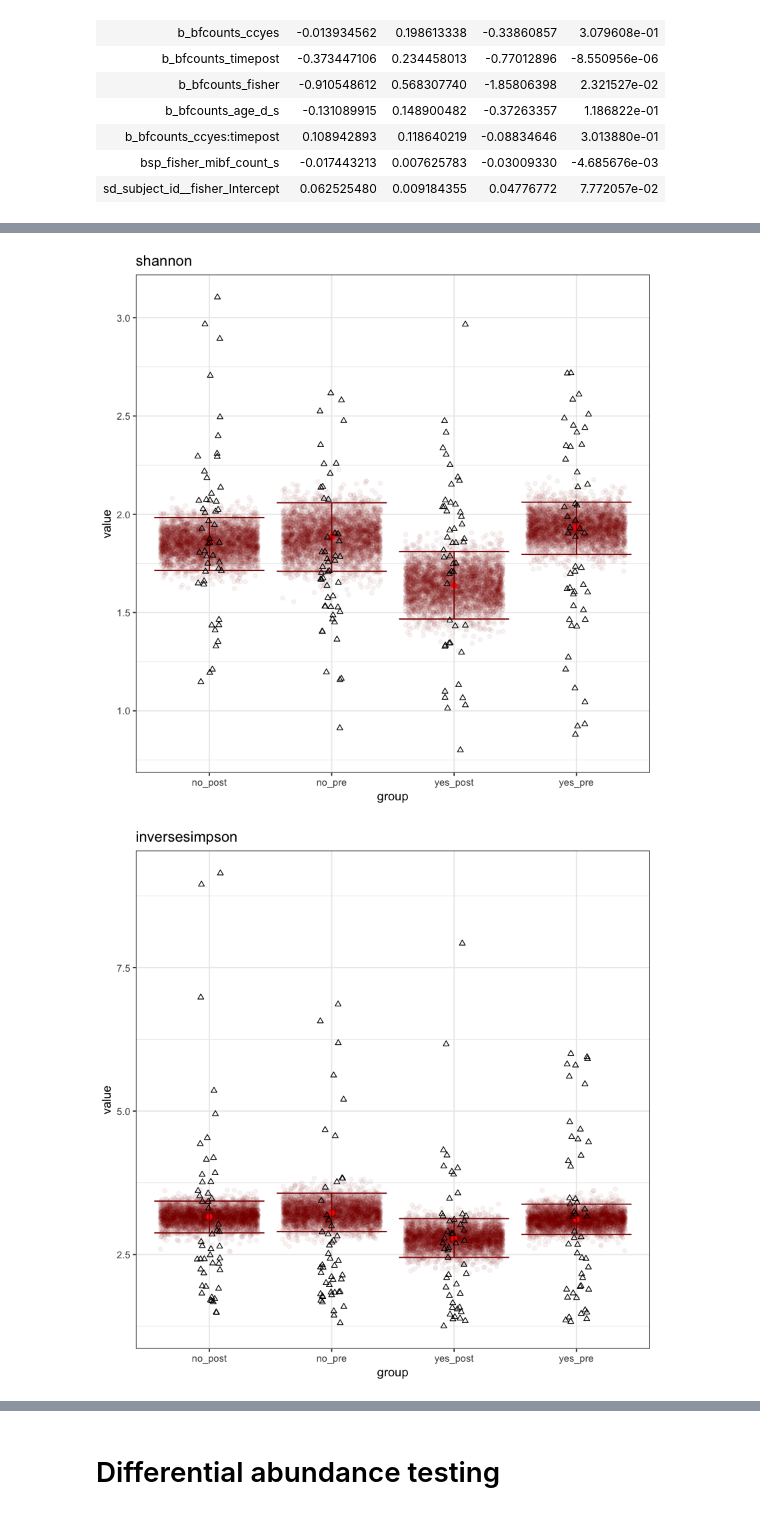
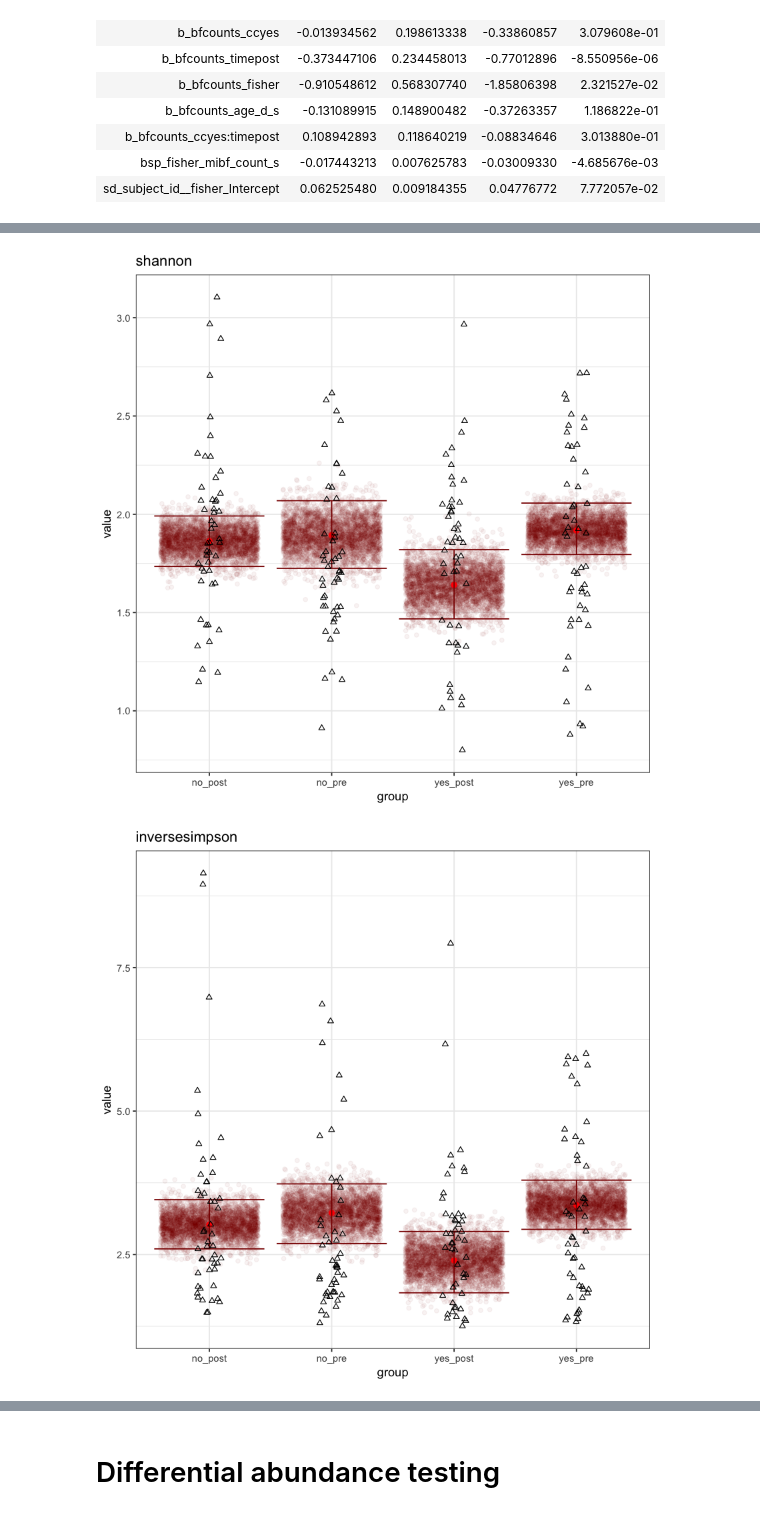
Before and after one commit to HenrikEckermann/bibo, a Jupyter notebook: notebooks/childcare_article_analyses.ipynb, the cells around one changed output, grey strips where cells are left out. Saved outputs shown, nothing was run; the diff lists cells and outputs as text; code cells hidden in the pictures.

Commit message:
use gaussian for alpha diversity

```diff
--- a/notebooks/childcare_article_analyses.ipynb
+++ b/notebooks/childcare_article_analyses.ipynb
@@ -120,0 +155,14 @@ pmps
+# %%
+# clr/euclidean
+meta.clr <- sd_to_df(pseq.clr) %>% na.omit()
+otus.clr <- otu_to_df(pseq.clr, transpose = F) %>%
+    column_to_rownames("species") %>%
+    select(meta.clr$sample_id) %>%
+    t()
+
+# Homogeneity assumption
+dist <- vegdist(otus.clr, method = "euclidean")
+anova(betadisper(dist, meta.clr$cc))
+anova(betadisper(dist, meta.clr$time))
+anova(betadisper(dist, meta.clr$groups))
+pm <- adonis(otus.clr ~ time * cc + age_d_s + bf_count_s, method = "euclidean", data = meta.clr)
@@ -120,0 +192,24 @@ pmps
+# %%
+coef_v <- c("time1", "age_d_s", "bf_count_s", "time1:cc1")
+pmps <- lapply(coef_v, function(x) {
+    coef <- coefficients(pm)[x,]
+    # make plot that I can manipulate better for apa6th in case
+    coef_top <-
+        coef[rev(order(abs(coef)))[1:15]] %>%
+        as.data.frame() %>%
+        rownames_to_column("top_taxa")
+    colnames(coef_top) <- c("top_taxa", "coef_top")
+
+    coef_top <- coef_top %>% arrange(desc(coef_top)) %>%
+                mutate(top_taxa = factor(top_taxa, levels = top_taxa))
+     p <- ggplot(coef_top, aes(top_taxa, coef_top)) +
+            geom_bar(stat="identity") +
+            ylim(-0.5, 0.5) +
+            xlab("Taxa") + ylab("Coefficient PERMANOVA") +
+            ggtitle(glue::glue("Coefficient: {x}")) +
+            coord_flip() +
+            theme_bw()
+    ggsave(here(glue("fig/permanova_{x}_clr.png")))
+    p
+})
+pmps
@@ -561,8 +730,10 @@ meta <- meta %>% mutate(
     group = ifelse(groups == "noCCpost", "no_post", ifelse(groups == "CCpost", "yes_post", ifelse(groups == "CCpre", "yes_pre", "no_pre")))
 )
 lapply(1:length(diversity_index), function(x) {
-    plot_effects(div_models_skew_mi[[x]], diversity_index[x]) +
-        geom_jitter(data = meta, aes_string("group", diversity_index[x]), width = 0.1, shape = 2)
+    p <- plot_effects(div_models_mi[[x]], diversity_index[x]) +
+            geom_jitter(data = meta, aes_string("group", diversity_index[x]), width = 0.1, shape = 2)
+    ggsave(here(glue("fig/parameter_plot_{x}.png")))
+    p
     })
 # %% [output]
 Warning message:
@@ -573,5 +747,5 @@ Warning message:
-[figure, old version]
+[figure, new version]
-[figure, old version]
+[figure, new version]
 [[1]]
 
 [[2]]
```
Also changed, not shown: parts of 23 cells of this notebook, 27 other files.
